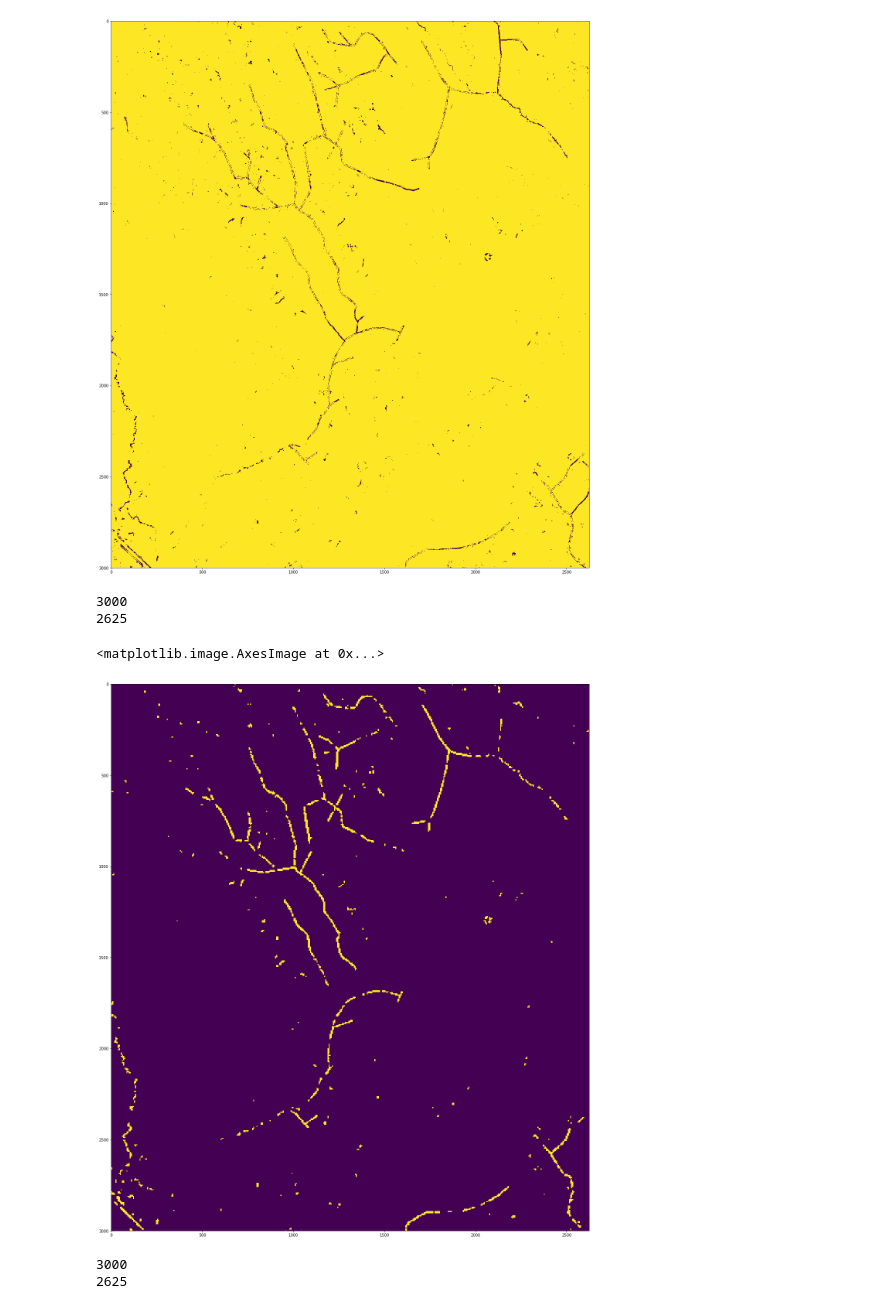
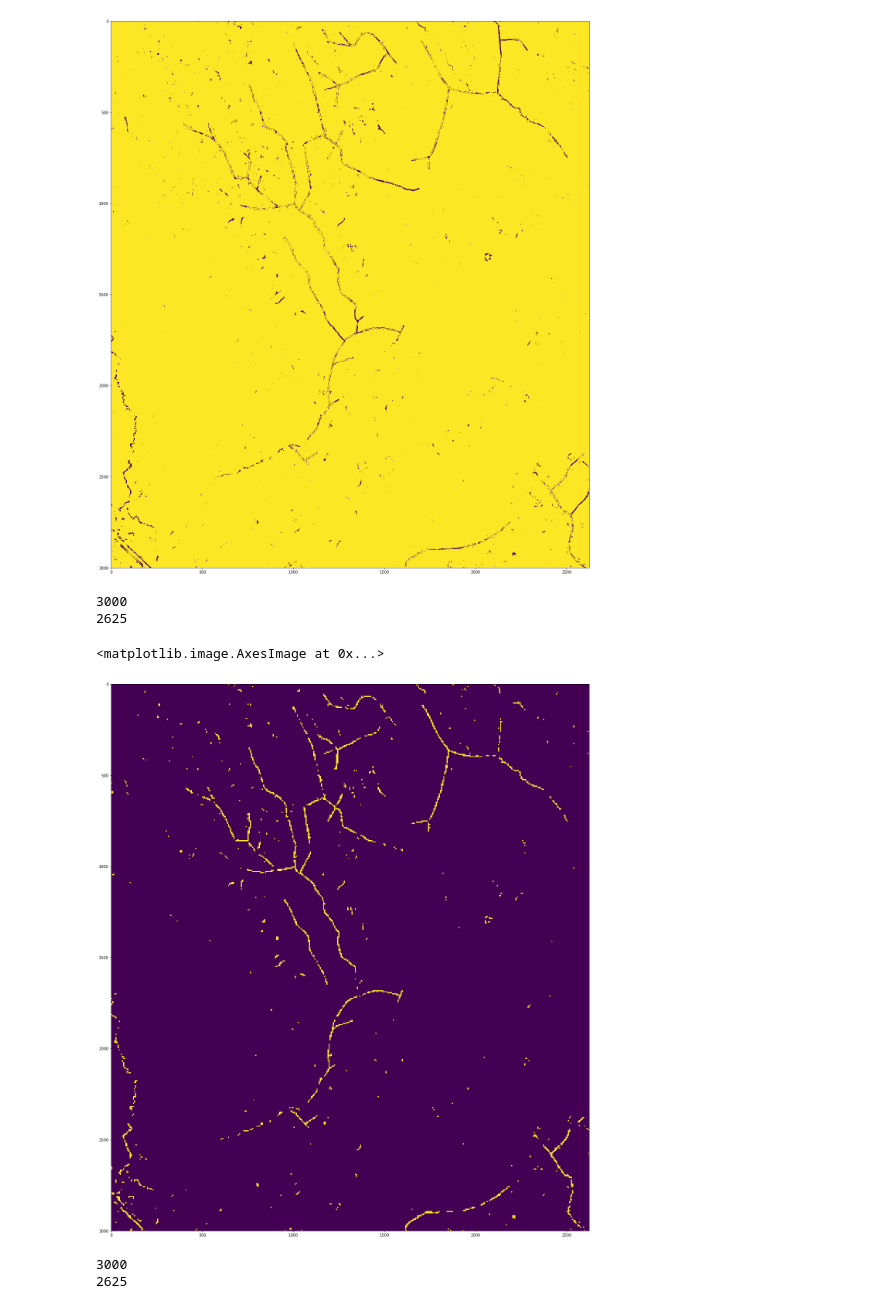
Before and after one commit to jonatan-flyckt/bachelors-thesis-playground, a Jupyter notebook: jonatan_features/random_forest.ipynb, the cells around one changed output. Cells and saved outputs as stored; diff of their text form; code cells hidden in the pictures.

```diff
--- a/jonatan_features/random_forest.ipynb
+++ b/jonatan_features/random_forest.ipynb
@@ -350,14 +350,14 @@ plt.imshow(evaluatedArr)
 <matplotlib.image.AxesImage at 0x...>
 [figure]
 # %%
-predictionZonesArr = rasterToZones(dilatedPredictionArr, 6)
+predictionZonesArr = rasterToZones(predictionArr, 6)
 plt.figure(num=None, figsize=(28,26), facecolor='w', edgecolor='k')
 plt.imshow(predictionZonesArr)
 # %% [output]
 3000
 2625
 <matplotlib.image.AxesImage at 0x...>
-[figure, old version]
+[figure, new version]
 # %%
 validationZones = rasterToZones(y_test_reshape, 6)
 plt.figure(num=None, figsize=(28,26), facecolor='w', edgecolor='k')
```
Also changed, not shown: parts of 1 cell of this notebook.
